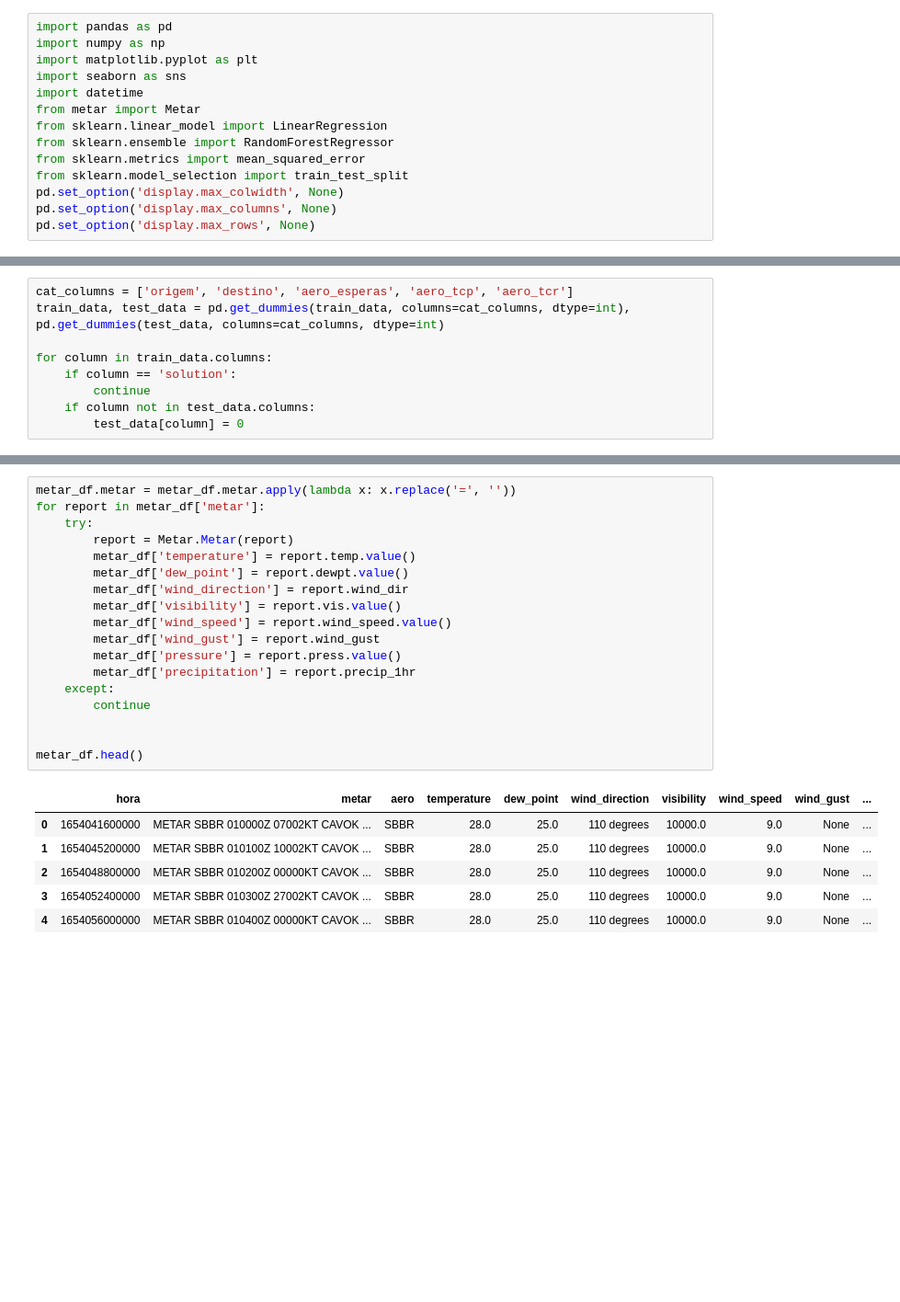
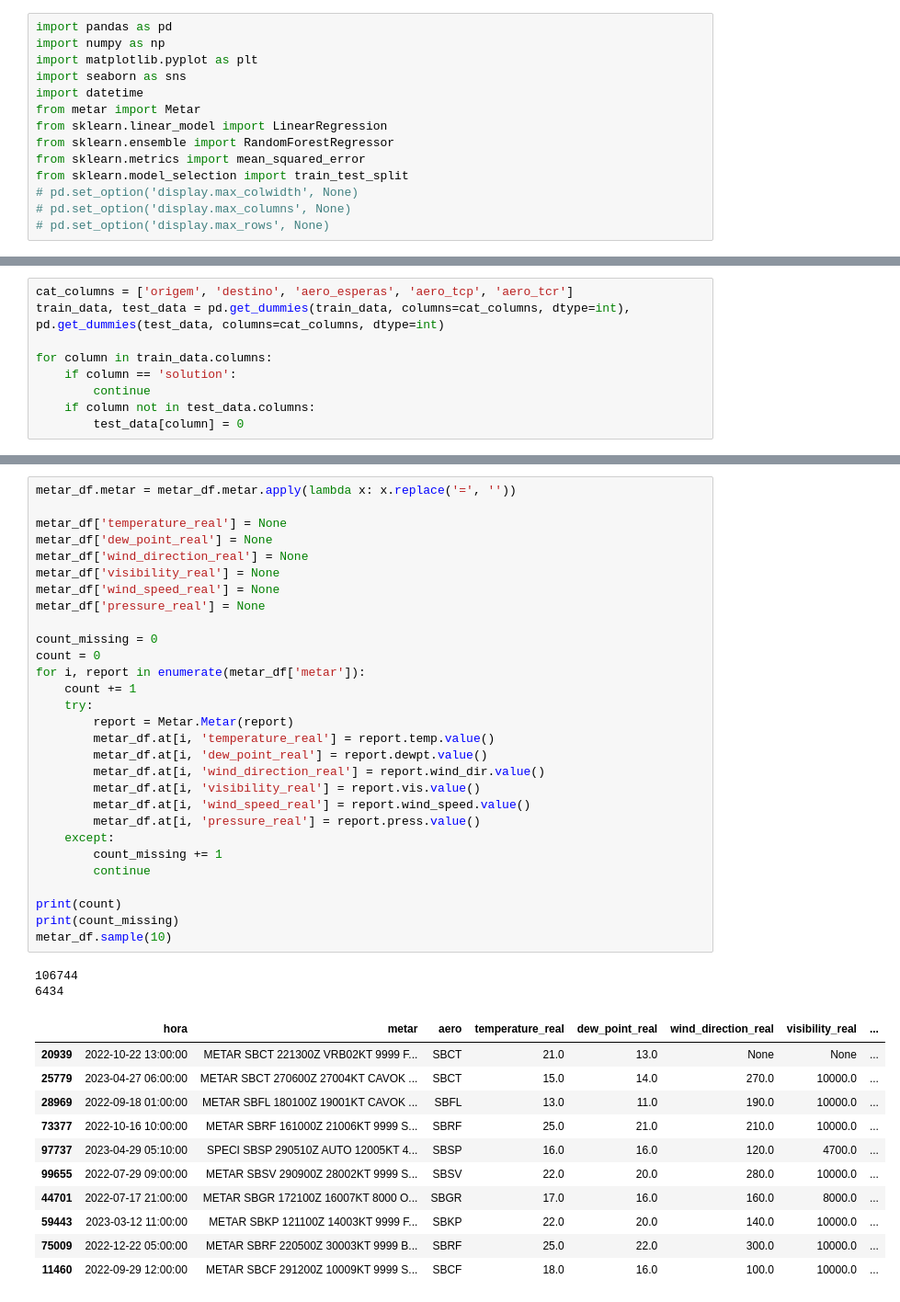
Before and after one commit to InAI-Delta/ita-datascience-2023, a Jupyter notebook: initial_analysis.ipynb, the cells around one changed output, grey strips where cells are left out. Shown at 92% size. Cells and saved outputs as stored; diff of their text form; blank space fills up the shorter version.

Commit message:
metaf metar decoding

```diff
--- a/initial_analysis.ipynb
+++ b/initial_analysis.ipynb
@@ -14,9 +14,9 @@ from sklearn.linear_model import LinearRegression
 from sklearn.ensemble import RandomForestRegressor
 from sklearn.metrics import mean_squared_error
 from sklearn.model_selection import train_test_split
-pd.set_option('display.max_colwidth', None)
-pd.set_option('display.max_columns', None)
-pd.set_option('display.max_rows', None)
+# pd.set_option('display.max_colwidth', None)
+# pd.set_option('display.max_columns', None)
+# pd.set_option('display.max_rows', None)
 # %%
 bimtra_df = pd.read_csv('data/bimtra_df.csv')
 esperas_df = pd.read_csv('data/esperas_df.csv')
@@ -237,25 +438,43 @@ Precipitation: None
 # %%
 metar_df.metar = metar_df.metar.apply(lambda x: x.replace('=', ''))
-for report in metar_df['metar']:
+
+metar_df['temperature_real'] = None
+metar_df['dew_point_real'] = None
+metar_df['wind_direction_real'] = None
+metar_df['visibility_real'] = None
+metar_df['wind_speed_real'] = None
+metar_df['pressure_real'] = None
+
+count_missing = 0
+count = 0
+for i, report in enumerate(metar_df['metar']):
+    count += 1
     try:
         report = Metar.Metar(report)
-        metar_df['temperature'] = report.temp.value()
-        metar_df['dew_point'] = report.dewpt.value()
-        metar_df['wind_direction'] = report.wind_dir
-        metar_df['visibility'] = report.vis.value()
-        metar_df['wind_speed'] = report.wind_speed.value()
-        metar_df['wind_gust'] = report.wind_gust
-        metar_df['pressure'] = report.press.value()
-        metar_df['precipitation'] = report.precip_1hr
+        metar_df.at[i, 'temperature_real'] = report.temp.value()
+        metar_df.at[i, 'dew_point_real'] = report.dewpt.value()
+        metar_df.at[i, 'wind_direction_real'] = report.wind_dir.value()
+        metar_df.at[i, 'visibility_real'] = report.vis.value()
+        metar_df.at[i, 'wind_speed_real'] = report.wind_speed.value()
+        metar_df.at[i, 'pressure_real'] = report.press.value()
     except:
+        count_missing += 1
         continue
 
-
-metar_df.head()
+print(count)
+print(count_missing)
+metar_df.sample(10)
 # %% [output]
+106744
+6434
-|  | hora | metar | aero | temperature | dew_point | wind_direction | visibility | wind_speed | wind_gust | ... |
-| 0 | 1654041600000 | METAR SBBR 010000Z 07002KT CAVOK ... | SBBR | 28.0 | 25.0 | 110 degrees | 10000.0 | 9.0 | None | ... |
-| 1 | 1654045200000 | METAR SBBR 010100Z 10002KT CAVOK ... | SBBR | 28.0 | 25.0 | 110 degrees | 10000.0 | 9.0 | None | ... |
-| 2 | 1654048800000 | METAR SBBR 010200Z 00000KT CAVOK ... | SBBR | 28.0 | 25.0 | 110 degrees | 10000.0 | 9.0 | None | ... |
-| 3 | 1654052400000 | METAR SBBR 010300Z 27002KT CAVOK ... | SBBR | 28.0 | 25.0 | 110 degrees | 10000.0 | 9.0 | None | ... |
-| 4 | 1654056000000 | METAR SBBR 010400Z 00000KT CAVOK ... | SBBR | 28.0 | 25.0 | 110 degrees | 10000.0 | 9.0 | None | ... |
+|  | hora | metar | aero | temperature_real | dew_point_real | wind_direction_real | visibility_real | ... |
+| 20939 | 2022-10-22 13:00:00 | METAR SBCT 221300Z VRB02KT 9999 F... | SBCT | 21.0 | 13.0 | None | None | ... |
+| 25779 | 2023-04-27 06:00:00 | METAR SBCT 270600Z 27004KT CAVOK ... | SBCT | 15.0 | 14.0 | 270.0 | 10000.0 | ... |
+| 28969 | 2022-09-18 01:00:00 | METAR SBFL 180100Z 19001KT CAVOK ... | SBFL | 13.0 | 11.0 | 190.0 | 10000.0 | ... |
+| 73377 | 2022-10-16 10:00:00 | METAR SBRF 161000Z 21006KT 9999 S... | SBRF | 25.0 | 21.0 | 210.0 | 10000.0 | ... |
+| 97737 | 2023-04-29 05:10:00 | SPECI SBSP 290510Z AUTO 12005KT 4... | SBSP | 16.0 | 16.0 | 120.0 | 4700.0 | ... |
+| 99655 | 2022-07-29 09:00:00 | METAR SBSV 290900Z 28002KT 9999 S... | SBSV | 22.0 | 20.0 | 280.0 | 10000.0 | ... |
+| 44701 | 2022-07-17 21:00:00 | METAR SBGR 172100Z 16007KT 8000 O... | SBGR | 17.0 | 16.0 | 160.0 | 8000.0 | ... |
+| 59443 | 2023-03-12 11:00:00 | METAR SBKP 121100Z 14003KT 9999 F... | SBKP | 22.0 | 20.0 | 140.0 | 10000.0 | ... |
+| 75009 | 2022-12-22 05:00:00 | METAR SBRF 220500Z 30003KT 9999 B... | SBRF | 25.0 | 22.0 | 300.0 | 10000.0 | ... |
+| 11460 | 2022-09-29 12:00:00 | METAR SBCF 291200Z 10009KT 9999 S... | SBCF | 18.0 | 16.0 | 100.0 | 10000.0 | ... |
```
Also changed, not shown: parts of 37 cells of this notebook.
